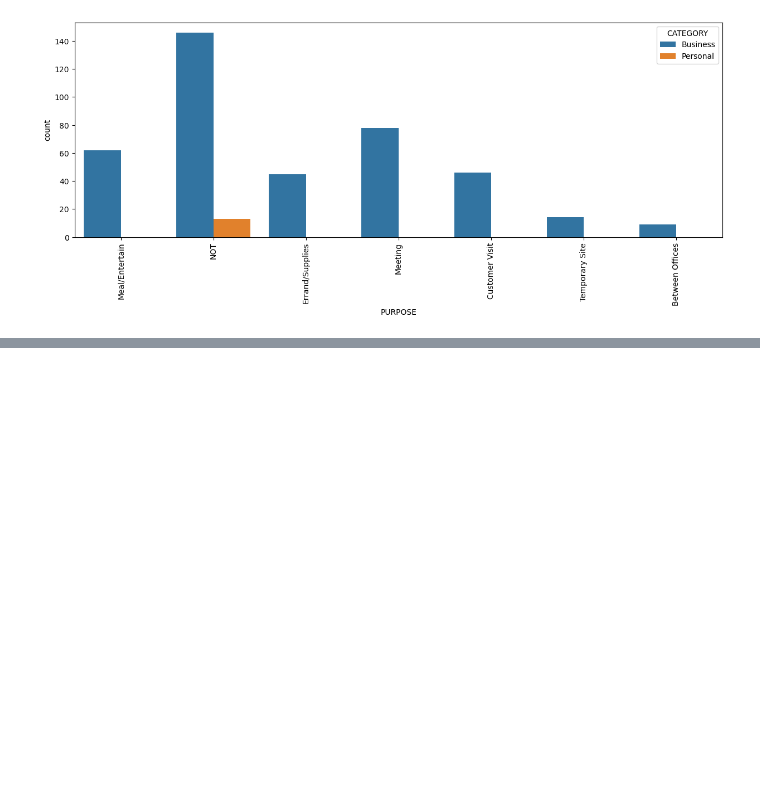
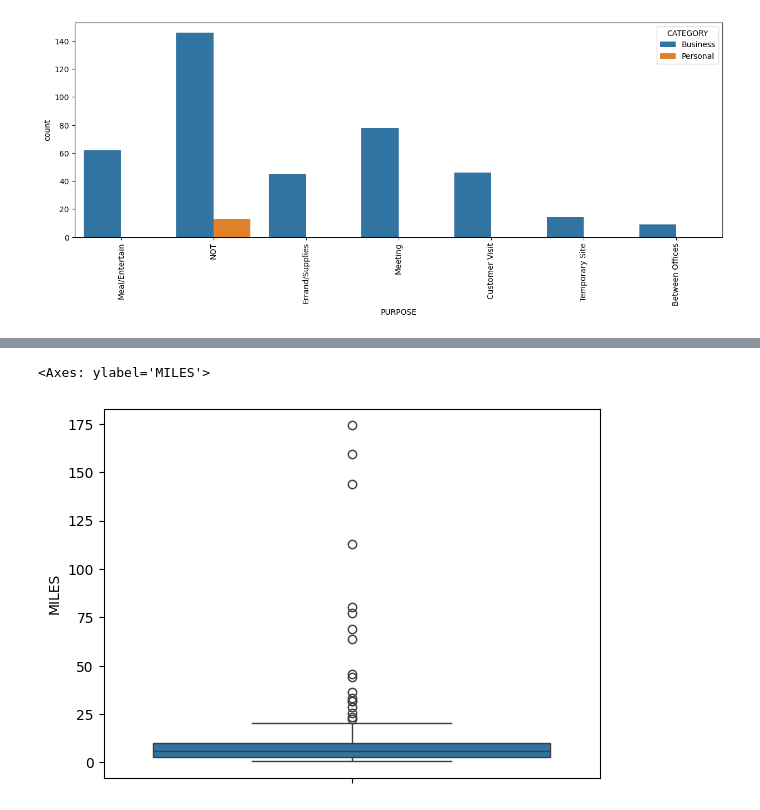
Before and after one commit to briwhi/uber_ride_data, a Jupyter notebook: uber_ride_data.ipynb, the cells around one changed output, grey strips where cells are left out. Saved outputs shown, nothing was run; the diff lists cells and outputs as text; code cells hidden in the pictures; blank space fills up the shorter version.

```diff
--- a/uber_ride_data.ipynb
+++ b/uber_ride_data.ipynb
@@ -107,0 +161,5 @@ plt.show()
+# %%
+sns.boxplot(dataset['MILES'])
+# %% [output]
+<Axes: ylabel='MILES'>
+[figure, added]
```
Also changed, not shown: parts of 8 cells of this notebook.
